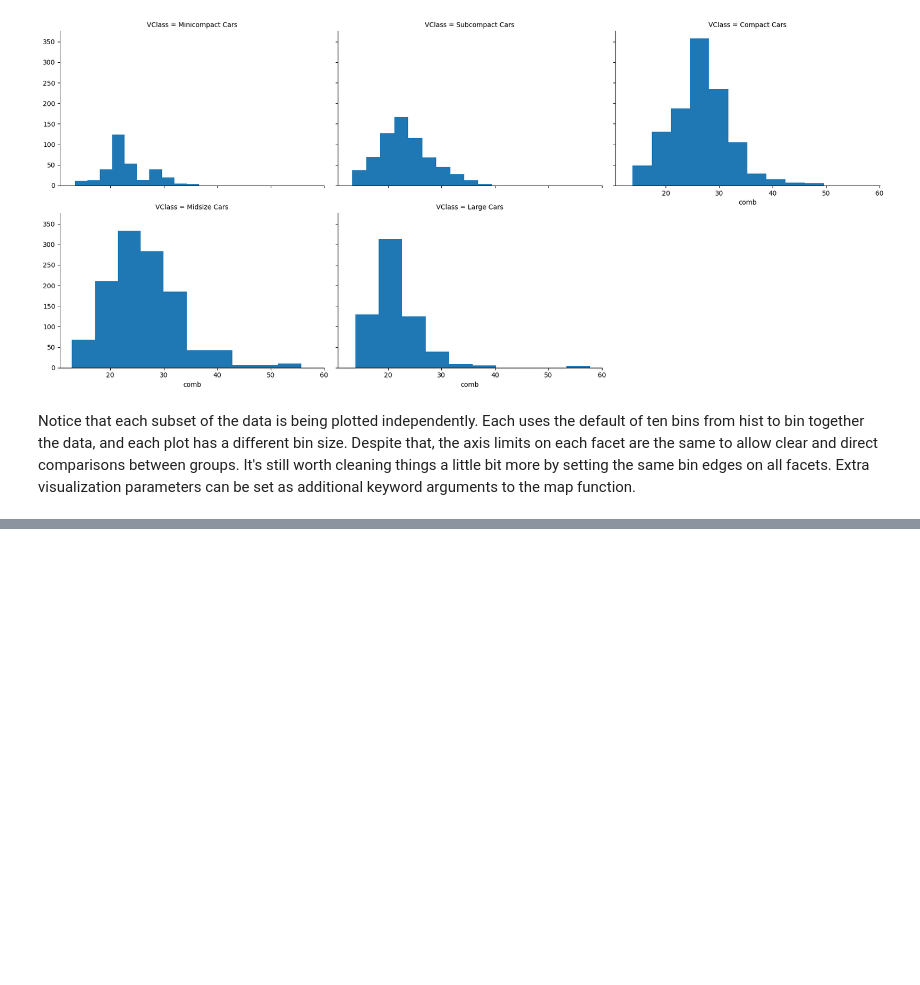
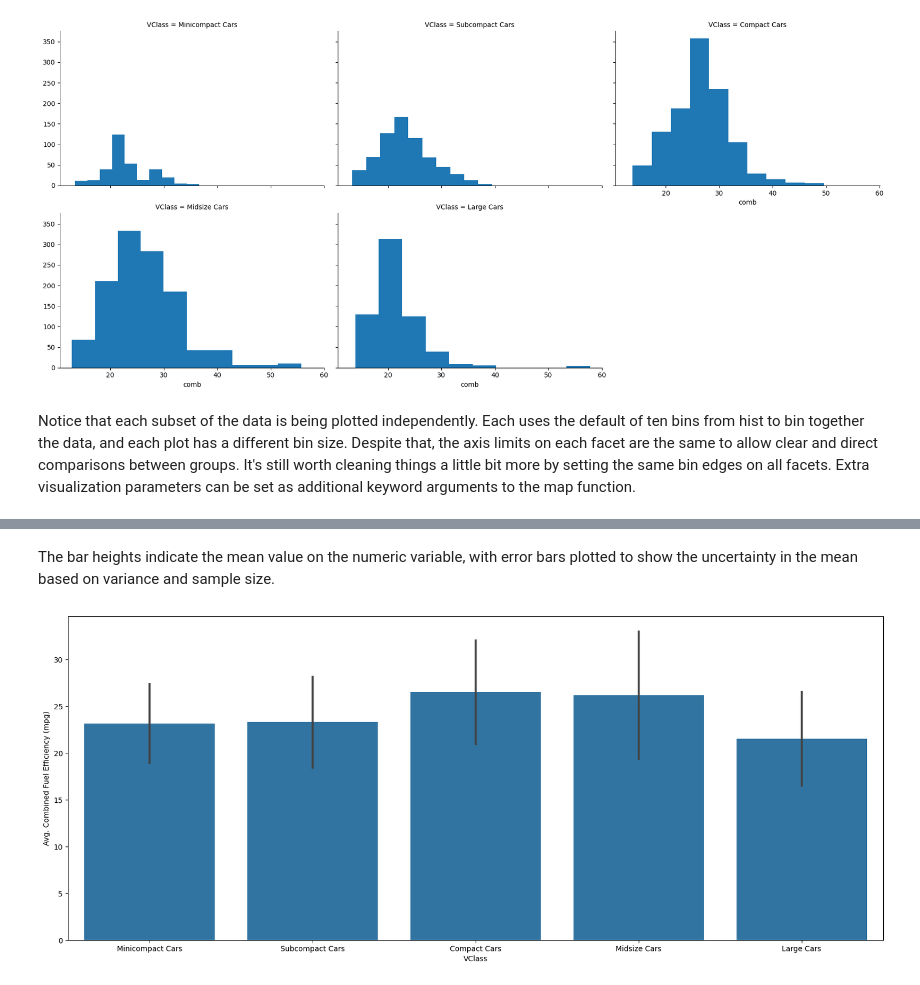
Before and after one commit to kisyular/data-visualization, a Jupyter notebook: Intro-Data-Visualization.ipynb, the cells around one changed output, grey strips where cells are left out. Drawn from its saved outputs; the diff is of its cells as text; code cells hidden in the pictures; blank space fills up the shorter version.

```diff
--- a/Intro-Data-Visualization.ipynb
+++ b/Intro-Data-Visualization.ipynb
@@ -1322,0 +1335,10 @@ Notice that each subset of the data is being plotted independently. Each uses th
+# %% [markdown]
+The bar heights indicate the mean value on the numeric variable, with error bars plotted to show the uncertainty in the mean based on variance and sample size.
+# %%
+# Lets adapt the above code to use mean instead of count
+plt.figure(figsize=(20, 8))
+base_color = sb.color_palette()[0]
+sb.barplot(data=fuel_econ, x='VClass', y='comb', color=base_color, errorbar='sd')
+plt.ylabel('Avg. Combined Fuel Efficiency (mpg)');
+# %% [output]
+[figure, added]
```
Also changed, not shown: parts of 5 cells of this notebook.
